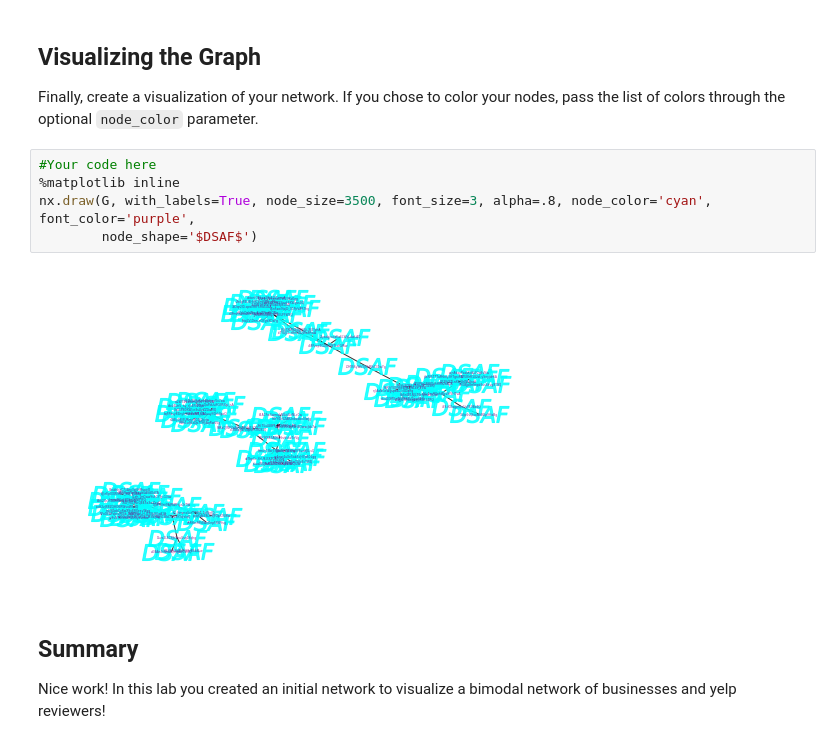
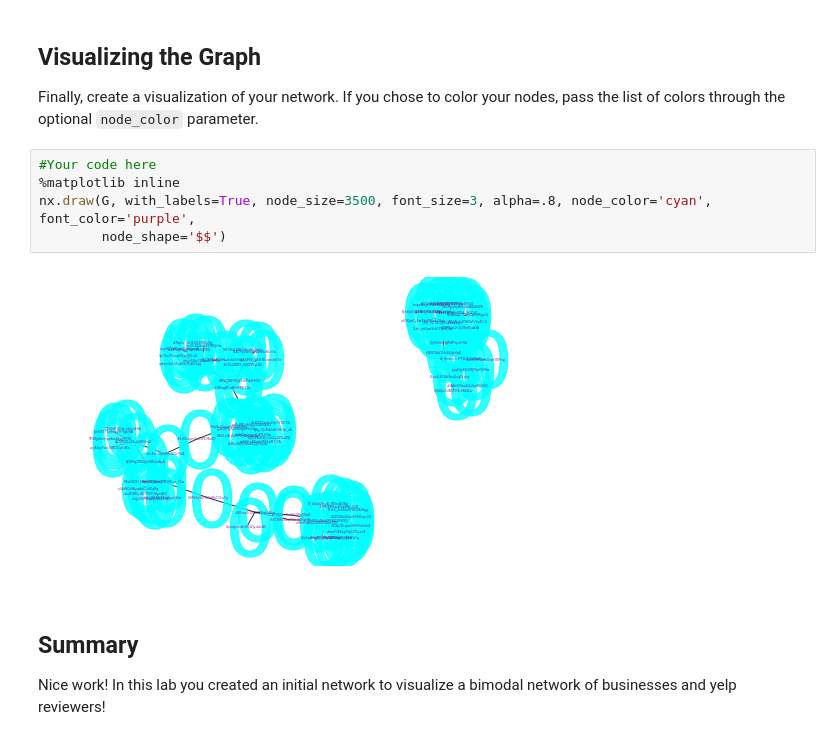
Before and after one commit to Patrickbfuller/dsc-3-28-04-graph-data-io-codealong-seattle-ds-career-040119, a Jupyter notebook: index.ipynb, the cells around one changed output. Cells and saved outputs as stored; diff of their text form.

```diff
--- a/index.ipynb
+++ b/index.ipynb
@@ -68,10 +68,10 @@ Finally, create a visualization of your network. If you chose to color your node
 # %%
 #Your code here
 %matplotlib inline
 nx.draw(G, with_labels=True, node_size=3500, font_size=3, alpha=.8, node_color='cyan', font_color='purple',
-        node_shape='$DSAF$')
+        node_shape='$$')
 # %% [output]
-[figure, old version]
+[figure, new version]
 # %% [markdown]
 ## Summary
 
```
